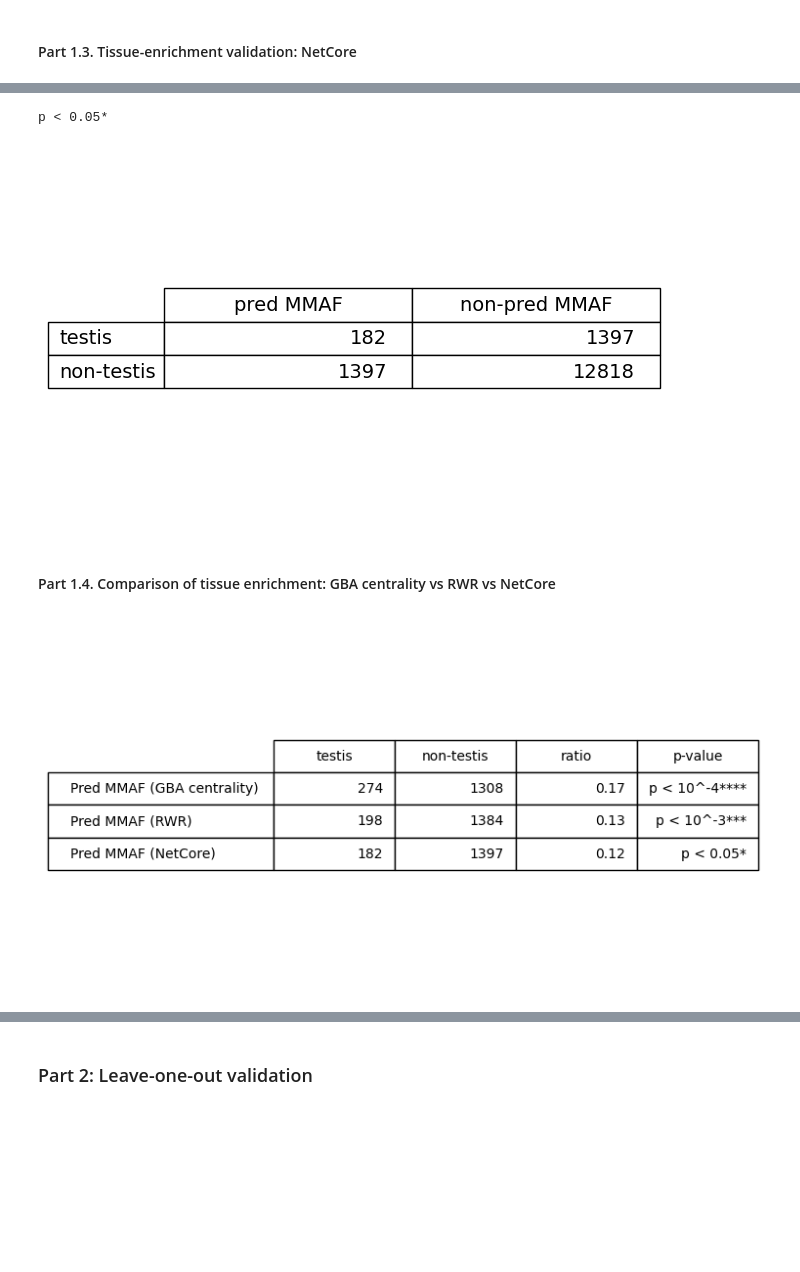
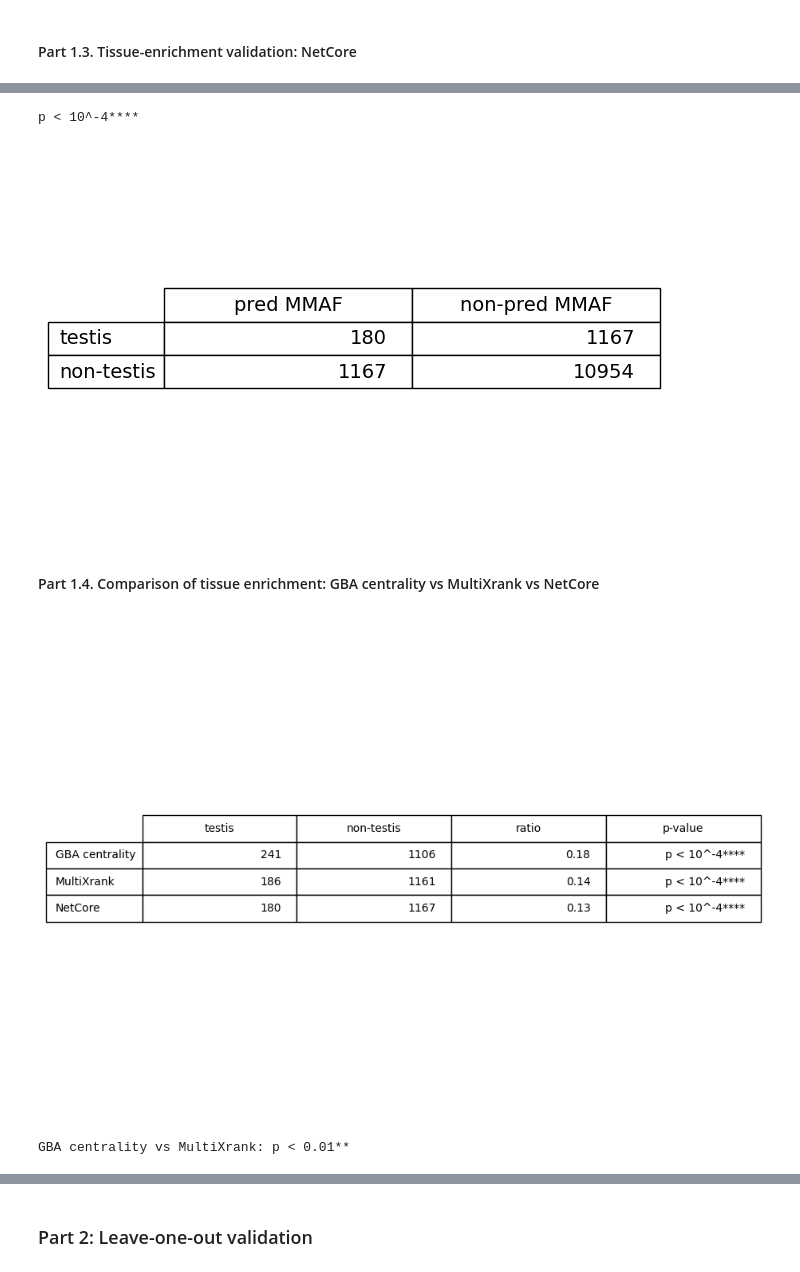
Before and after one commit to jedrzejkubica/GBA-centrality-validation, a Jupyter notebook: validation.ipynb, the cells around one changed output, grey strips where cells are left out. Saved outputs shown, nothing was run; the diff lists cells and outputs as text; code cells hidden in the pictures; blank space fills up the shorter version.

Commit message:
validation.ipynb : deal with missing genes in netcore, resize CDF legend, CDF comparison table, TE combined table, docs, licence

```diff
--- a/validation.ipynb
+++ b/validation.ipynb
@@ -378,13 +384,13 @@ results_leave_one_out_sorted = sorted(protein2score_leaveOneOut.keys(),
 scores_leave_one_out_sorted = [protein2score_leaveOneOut[node] for node in results_leave_one_out_sorted]
 # %%
 """Get top x% of highest-scoring genes (including causal)"""
-# due to obsolete GTEx data, some genes in the interactome need to be removed from the tissue enrichment analysis
+# due to obsolete GTEx data, some genes are removed from the tissue enrichment analysis
 for protein in interactome:
     if protein not in protein2enrichment:
         del protein2score_all[protein]
 
 results_all_sorted = sorted(protein2score_all.keys(), key=lambda item: protein2score_all[item], reverse=True)
-pred_causal, non_pred_causal = take_top_percent(results_all_sorted, PRED_CAUSAL_DEF)
+pred_causal, non_pred_causal = top_percent(results_all_sorted, PRED_CAUSAL_DEF)
 
-print(f"Selected {len(pred_causal)} higest-scoring genes")
+print(f"Selected {len(pred_causal)} highest-scoring genes")
 # %% [output]
@@ -492,9 +509,9 @@ Selected 1579 higest-scoring genes
 # %%
 """Construct a contingency matrix for Fisher's exact test"""
-x1 = len(intersection(pred_causal_NetCore, tissue_enriched))
-x2 = len(intersection(non_pred_causal_NetCore, tissue_enriched))
-x3 = len(intersection(pred_causal_NetCore, non_tissue_enriched))
-x4 = len(intersection(non_pred_causal_NetCore, non_tissue_enriched))
+x1 = len(intersection(pred_causal_netcore, tissue_enriched))
+x2 = len(intersection(non_pred_causal_netcore, tissue_enriched))
+x3 = len(intersection(pred_causal_netcore, non_tissue_enriched))
+x4 = len(intersection(non_pred_causal_netcore, non_tissue_enriched))
 
 contingency_matrix = [[x1, x2], [x3, x4]]
 
@@ -505,10 +522,10 @@ than the ratio of all genes enriched in the tissue
 Note: alternative='greater' is the probability that a random table has x >= a,
 where contingency_matrix = [[a, b], [c, d]]
 """
-_, p_tissue_expr_NetCore = scipy.stats.fisher_exact(contingency_matrix, alternative='greater')
+_, p_tissue_expr_netcore = scipy.stats.fisher_exact(contingency_matrix, alternative='greater')
 
-p_tissue_expr_NetCore = format_pvalue(pvalue=p_tissue_expr_NetCore)
-print(f"{p_tissue_expr_NetCore}")
+p_tissue_expr_netcore = format_pvalue(pvalue=p_tissue_expr_netcore)
+print(f"{p_tissue_expr_netcore}")
 
 # plot the contingency table
 fig, ax = matplotlib.pyplot.subplots()
@@ -521,38 +538,62 @@ ax.axis('off')
 table.set_fontsize(14)
 table.scale(1,2)
 # %% [output]
-p < 0.05*
+p < 10^-4****
 [figure]
 # %% [markdown]
-#### Part 1.4. Comparison of tissue enrichment: GBA centrality vs RWR vs NetCore
+#### Part 1.4. Comparison of tissue enrichment: GBA centrality vs MultiXrank vs NetCore
 # %%
-"""Construct a comparison matrix for tissue enrichment: GBA centrality, RWR, NetCore"""
+"""Construct a comparison matrix for tissue enrichment: GBA centrality, MultiXrank, NetCore"""
 x1 = len(intersection(pred_causal, tissue_enriched))
 x2 = len(intersection(pred_causal, non_tissue_enriched))
 perc_GBA = round(x1 / (x1 + x2), 2)
 
-x3 = len(intersection(pred_causal_RWR, tissue_enriched))
-x4 = len(intersection(pred_causal_RWR, non_tissue_enriched))
-perc_RWR = round(x3 / (x3 + x4), 2)
+x3 = len(intersection(pred_causal_multixrank, tissue_enriched))
+x4 = len(intersection(pred_causal_multixrank, non_tissue_enriched))
+perc_multixrank = round(x3 / (x3 + x4), 2)
 
-x5 = len(intersection(pred_causal_NetCore, tissue_enriched))
-x6 = len(intersection(pred_causal_NetCore, non_tissue_enriched))
-perc_NetCore = round(x5 / (x5 + x6), 2)
+x5 = len(intersection(pred_causal_netcore, tissue_enriched))
+x6 = len(intersection(pred_causal_netcore, non_tissue_enriched))
+perc_netcore = round(x5 / (x5 + x6), 2)
 
 
 comparison_matrix = [[x1, x2, perc_GBA, p_tissue_expr_GBA],
-                     [x3, x4, perc_RWR, p_tissue_expr_RWR],
-                     [x5, x6, perc_NetCore, p_tissue_expr_NetCore]]
+                     [x3, x4, perc_multixrank, p_tissue_expr_multixrank],
+                     [x5, x6, perc_netcore, p_tissue_expr_netcore]]
 
 # plot the comparison table
-fig, ax = matplotlib.pyplot.subplots()
+fig, ax = matplotlib.pyplot.subplots(figsize=(10, 8))
 table = ax.table(comparison_matrix,
-                 rowLabels=[f'Pred {PHENOTYPE} (GBA centrality)', f'Pred {PHENOTYPE} (RWR)', f'Pred {PHENOTYPE} (NetCore)'],
+                 rowLabels=[f'GBA centrality', f'MultiXrank', f'NetCore'],
                  colLabels=[f'{TISSUE}', f'non-{TISSUE}', f"ratio", f"p-value"],
                  loc="center")
 ax.axis('tight')
 ax.axis('off')
-table.set_fontsize(14)
+table.set_fontsize(10)
 table.scale(1,2)
+
+if SAVE_FIGURES:
+    matplotlib.pyplot.savefig(FIGURES_DIR + f"{PHENOTYPE}_tissue_enrichment",
+                              dpi=1000,
+                              bbox_inches='tight')
 # %% [output]
-[figure, old version]
+[figure, new version]
+# %%
+"""
+Compare GBA centrality vs MultiXrank
+
+Construct a contingency matrix for Fisher's exact test to compare GBA centrality and RWR
+"""
+x1 = len(intersection(pred_causal, tissue_enriched))
+x2 = len(intersection(pred_causal, non_tissue_enriched))
+x3 = len(intersection(pred_causal_multixrank, tissue_enriched))
+x4 = len(intersection(pred_causal_multixrank, non_tissue_enriched))
+
+contingency_matrix = [[x1, x2], [x3, x4]]
+
+_, p_tissue_expr = scipy.stats.fisher_exact(contingency_matrix, alternative='greater')
+
+p_tissue_expr = format_pvalue(pvalue=p_tissue_expr)
+print(f"GBA centrality vs MultiXrank: {p_tissue_expr}")
+# %% [output]
+GBA centrality vs MultiXrank: p < 0.01**
```
Also changed, not shown: parts of 47 cells of this notebook.
